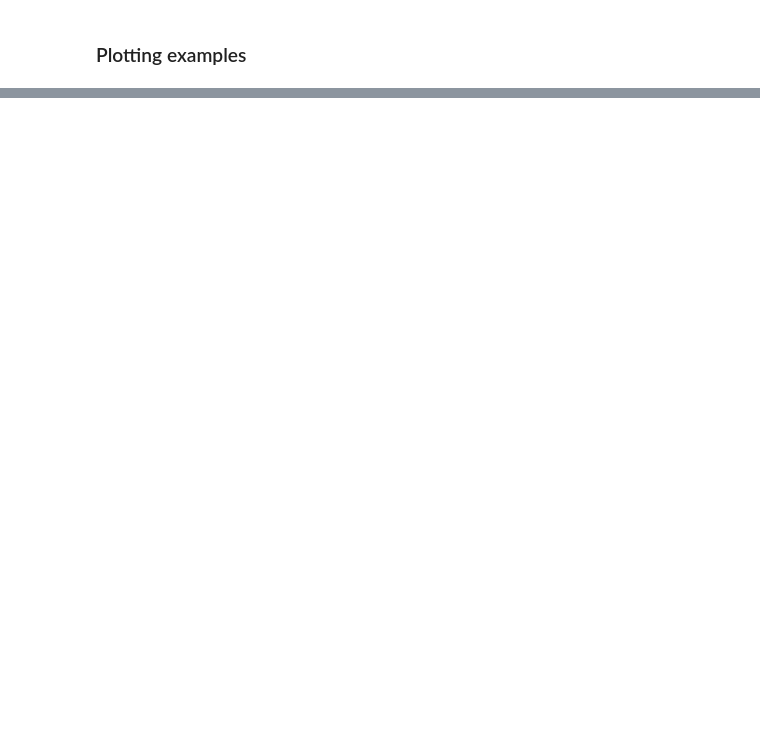
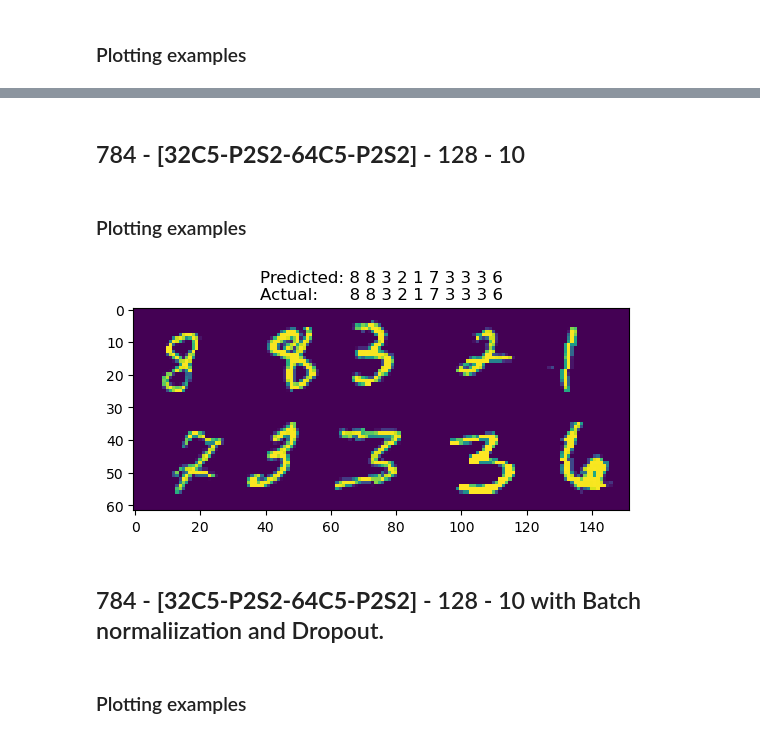
Before and after one commit to JulianAustin1993/digit-recognizer, a Jupyter notebook: notebooks/2-ja-covnet.ipynb, the cells around one changed output, grey strips where cells are left out. Drawn from its saved outputs; the diff is of its cells as text; code cells hidden in the pictures; blank space fills up the shorter version.

```diff
--- a/notebooks/2-ja-covnet.ipynb
+++ b/notebooks/2-ja-covnet.ipynb
@@ -80,0 +104,49 @@ train_dict = train_covnet(
+# %% [markdown]
+## 784 - **[32C5-P2S2-64C5-P2S2]** - 128 - 10
+# %%
+exp_name='32C5-P2S2-64C5-P2S2-128-10'
+class Net(nn.Module):
+    def __init__(self):
+        super().__init__()
+        self.conv1 = nn.Conv2d(1, 32, 5)
+        self.pool = nn.MaxPool2d(2, 2)
+        self.conv2 = nn.Conv2d(32, 64, 5)
+        self.fc1 = nn.Linear(64 * 4 * 4, 128)
+        self.fc2 = nn.Linear(128, 10)
+
+    def forward(self, x):
+        x = self.pool(F.relu(self.conv1(x))) # (32, 12, 12)
+        x = self.pool((F.relu(self.conv2(x)))) #(64, 4, 4)
+        x = torch.flatten(x, 1) # flatten all dimensions except batch
+        x = F.relu(self.fc1(x))
+        x = self.fc2(x)
+        return x
+train_dict = train_covnet(
+    net = Net(),
+    dataloader = train_dataloader,
+    epochs = EPOCHS,
+    optimizer_wrapper = optimizer_wrapper,
+    criterion = nn.CrossEntropyLoss(),
+    writer = SummaryWriter(Path(TENSORBOARD_DIR, exp_name)), #type; ignore
+    val_dataloader = val_dataloader
+)
+torch.save(train_dict.get('model').state_dict(), Path(MODEL_DIR, exp_name) )
+# %% [markdown]
+### Plotting examples
+# %%
+inputs, classes = next(iter(train_dataloader))
+model = Net()
+model.load_state_dict(torch.load(Path(MODEL_DIR, exp_name)))
+model.eval()
+inputs = inputs[:10]
+classes = classes[:10]
+outputs = model(inputs) #type: ignore
+_, predicted = torch.max(outputs, 1)
+out = make_grid(inputs, nrow=5)
+title = 'Predicted: '+' '.join(f'{j}' for j in predicted)+'\nActual:      '+\
+    ' '.join((f'{j}' for j in classes))
+imshow(out, title = title)
+# %% [output]
+[figure, added]
+# %% [markdown]
+## 784 - **[32C5-P2S2-64C5-P2S2]** - 128 - 10 with Batch normaliization and Dropout.
@@ -81,2 +186,4 @@ train_dict = train_covnet(
+# %% [markdown]
+### Plotting examples
 # %%
 inputs, classes = next(iter(train_dataloader))
```
Also changed, not shown: parts of 15 cells of this notebook, 2 other files.
